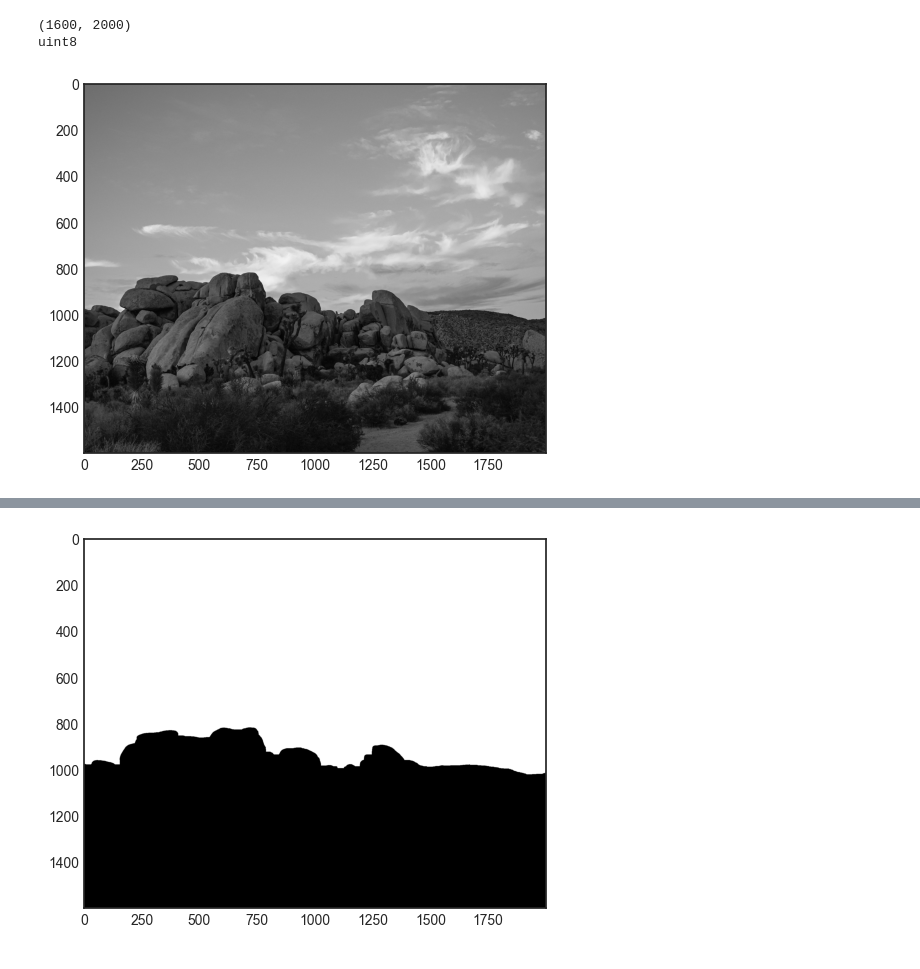
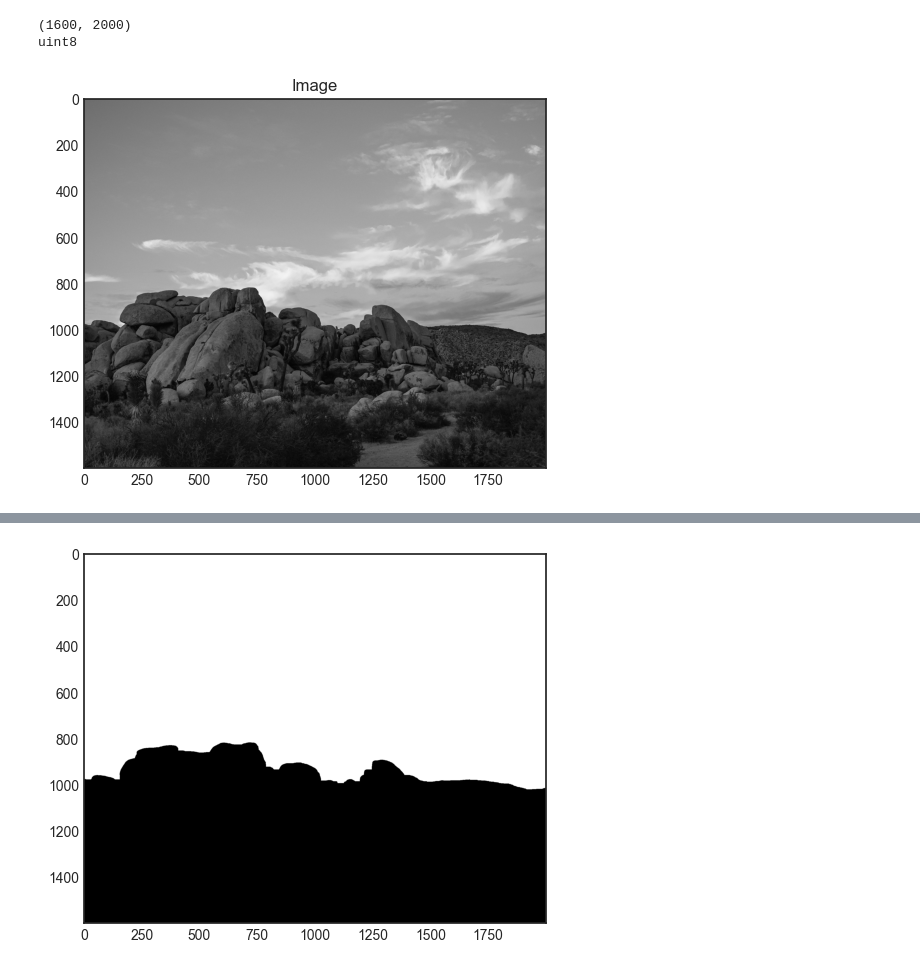
Before and after one commit to joypauls/blog-scripts, a Jupyter notebook: notebooks/otsus_method.ipynb, the cells around one changed output, grey strips where cells are left out. Cells and saved outputs as stored; diff of their text form; code cells hidden in the pictures.

```diff
--- a/notebooks/otsus_method.ipynb
+++ b/notebooks/otsus_method.ipynb
@@ -13,9 +13,10 @@ print(landscape_gray.dtype)
 (1600, 2000)
 uint8
 # %%
-def plot(img, color = True):
+def plot(img, title, color = True):
     # plt.figure(figsize=(10,10))
     plt.style.use("seaborn-v0_8-white")
+    plt.title(title)
     if color:
         plt.imshow(cv2.cvtColor(img, cv2.COLOR_BGR2RGB))
     else:
@@ -49,9 +50,9 @@ def otsu_threshold(img):
     return t, mask
 # %%
 # plt.style.use("seaborn-v0_8-white")
-plot(landscape_gray)
+plot(landscape_gray, "Image")
 # %% [output]
-[figure, old version]
+[figure, new version]
 # %%
 plt.style.use("seaborn-v0_8-whitegrid")
 
```
Also changed, not shown: parts of 7 cells of this notebook.
